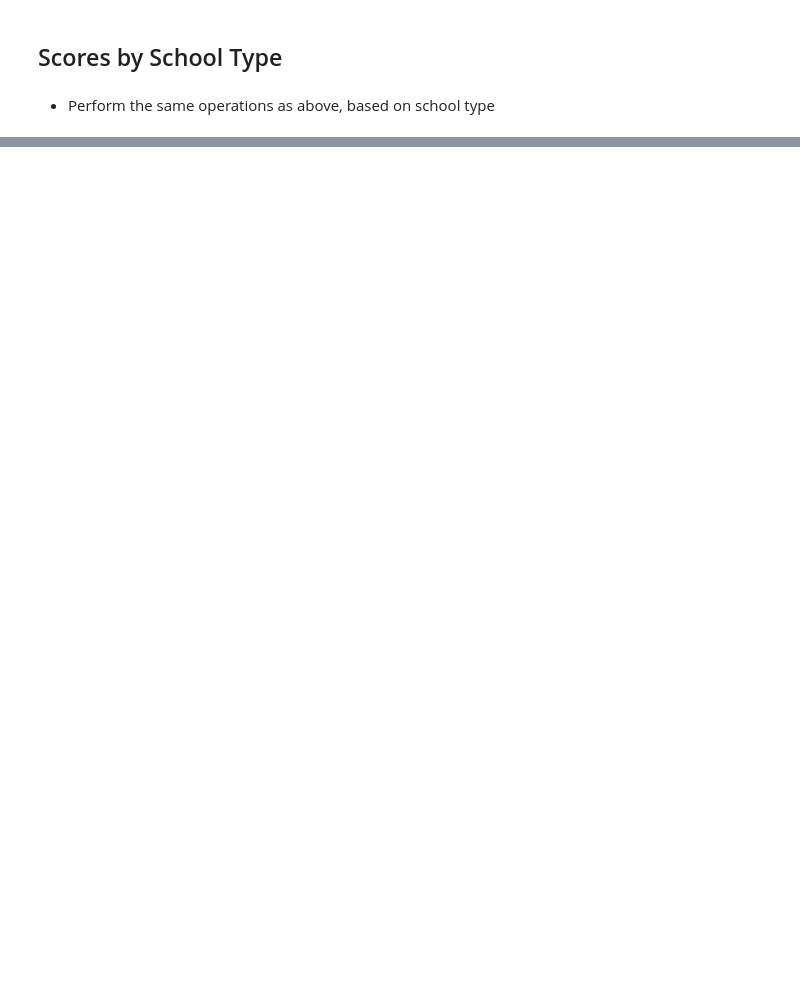
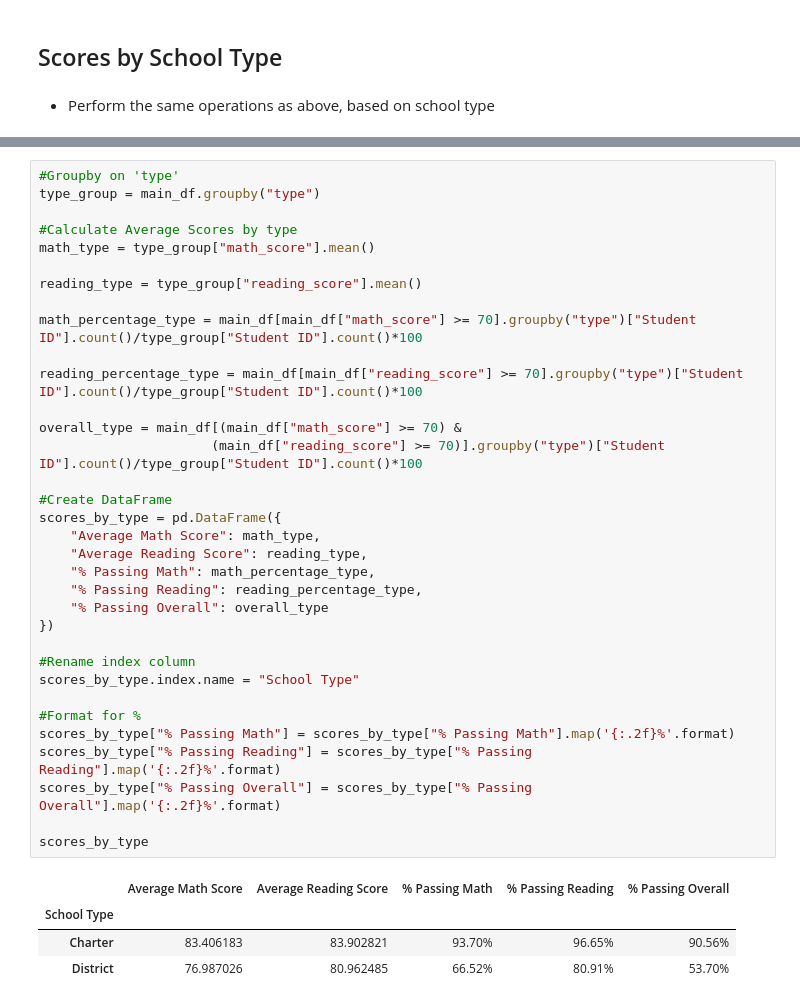
Before and after one commit to jaryan77/PyCity-Schools, a Jupyter notebook: PyCitySchools/starter.ipynb, the cells around one changed output, grey strips where cells are left out. Cells and saved outputs as stored; diff of their text form; blank space fills up the shorter version.

```diff
--- a/PyCitySchools/starter.ipynb
+++ b/PyCitySchools/starter.ipynb
@@ -379,0 +402,39 @@ scores_by_spending
+# %%
+#Groupby on 'type'
+type_group = main_df.groupby("type")
+
+#Calculate Average Scores by type
+math_type = type_group["math_score"].mean()
+
+reading_type = type_group["reading_score"].mean()
+
+math_percentage_type = main_df[main_df["math_score"] >= 70].groupby("type")["Student ID"].count()/type_group["Student ID"].count()*100
+
+reading_percentage_type = main_df[main_df["reading_score"] >= 70].groupby("type")["Student ID"].count()/type_group["Student ID"].count()*100
+
+overall_type = main_df[(main_df["math_score"] >= 70) &
+                      (main_df["reading_score"] >= 70)].groupby("type")["Student ID"].count()/type_group["Student ID"].count()*100
+
+#Create DataFrame
+scores_by_type = pd.DataFrame({
+    "Average Math Score": math_type,
+    "Average Reading Score": reading_type,
+    "% Passing Math": math_percentage_type,
+    "% Passing Reading": reading_percentage_type,
+    "% Passing Overall": overall_type
+})
+
+#Rename index column
+scores_by_type.index.name = "School Type"
+
+#Format for %
+scores_by_type["% Passing Math"] = scores_by_type["% Passing Math"].map('{:.2f}%'.format)
+scores_by_type["% Passing Reading"] = scores_by_type["% Passing Reading"].map('{:.2f}%'.format)
+scores_by_type["% Passing Overall"] = scores_by_type["% Passing Overall"].map('{:.2f}%'.format)
+
+scores_by_type
+# %% [output]
+|  | Average Math Score | Average Reading Score | % Passing Math | % Passing Reading | % Passing Overall |
+| School Type |  |  |  |  |  |
+| Charter | 83.406183 | 83.902821 | 93.70% | 96.65% | 90.56% |
+| District | 76.987026 | 80.962485 | 66.52% | 80.91% | 53.70% |
```
Also changed, not shown: parts of 5 cells of this notebook, 3 other files.
